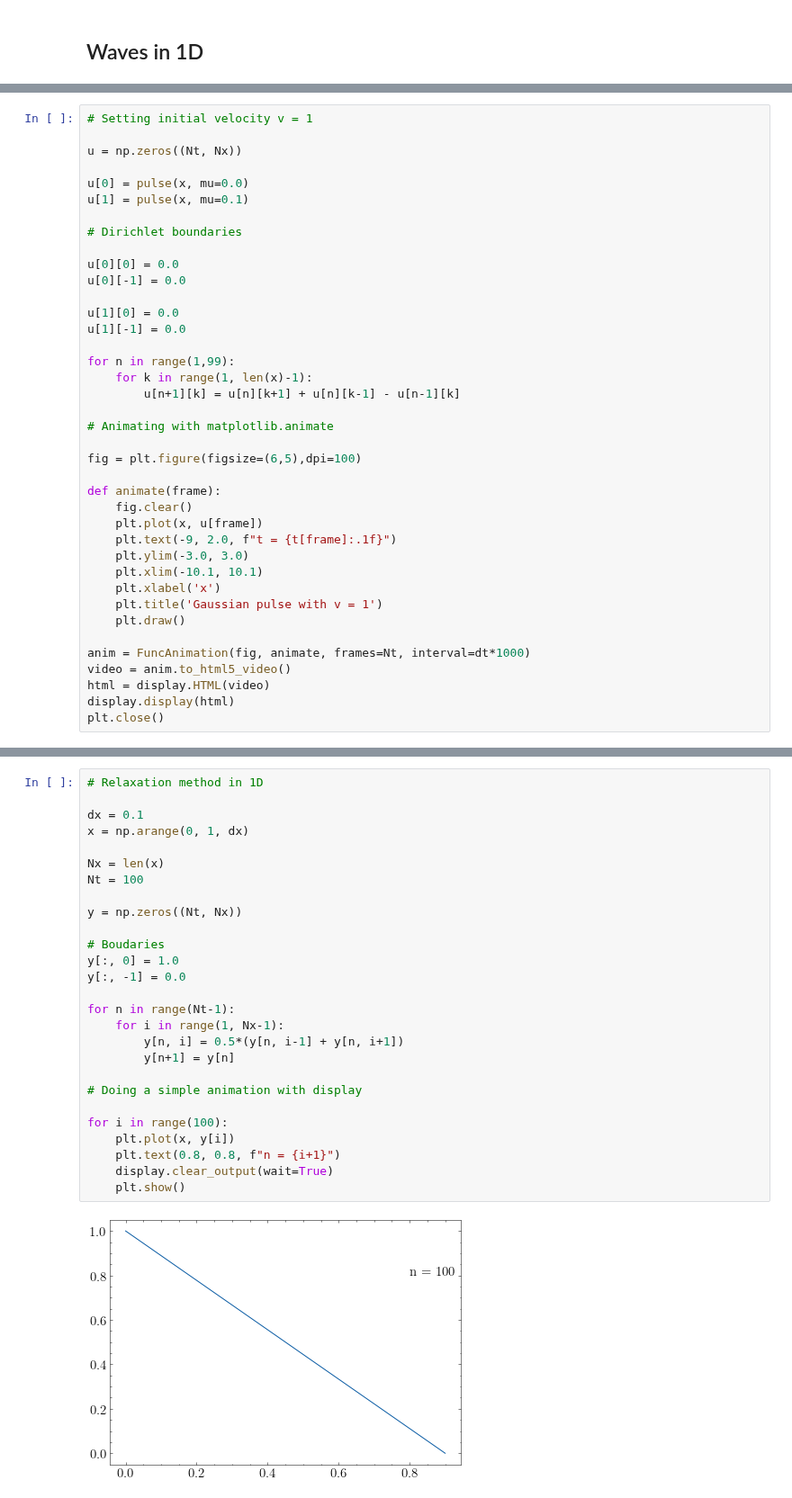
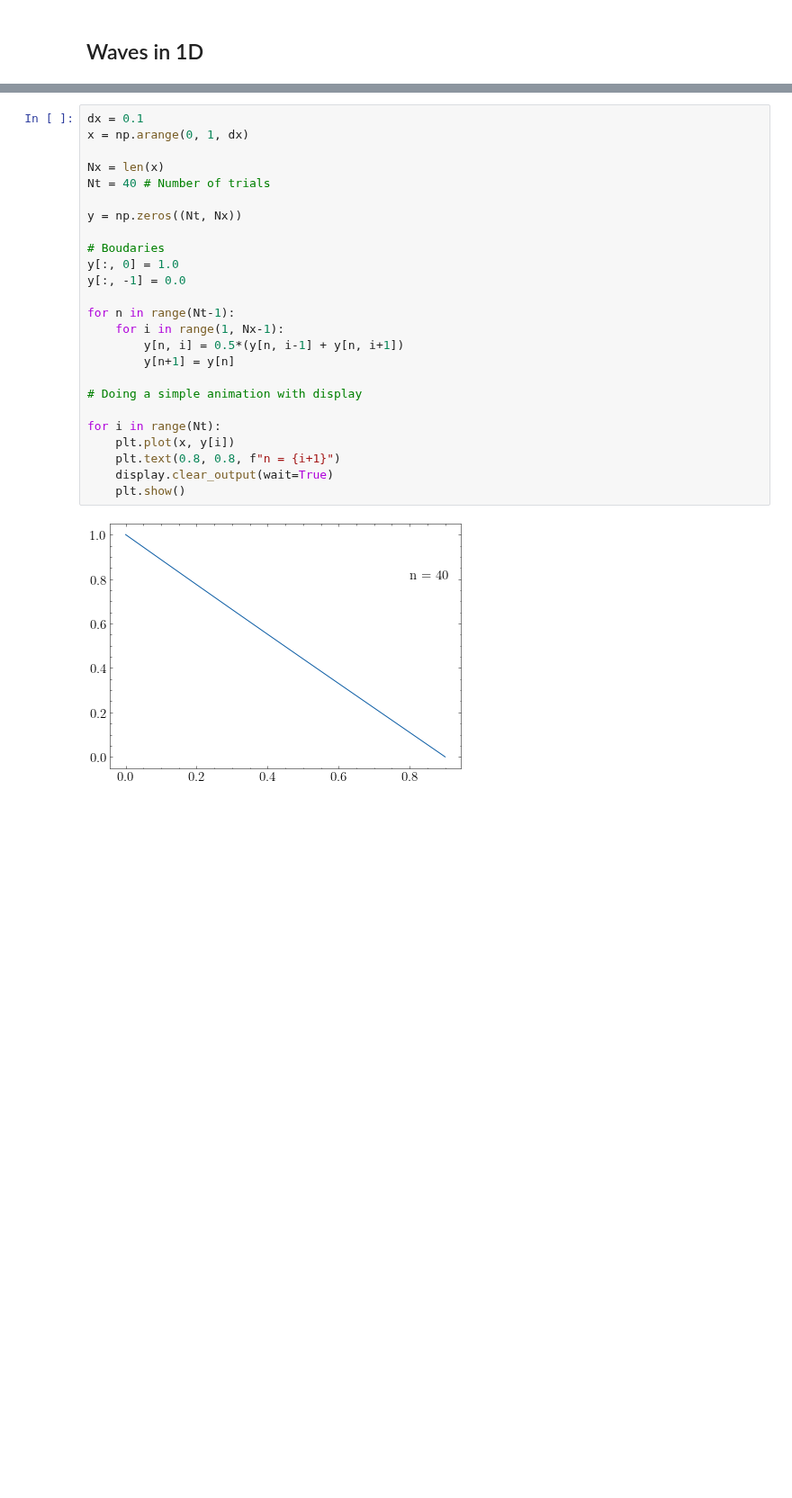
Before and after one commit to franklinzppa/fisica-computacional, a Jupyter notebook: Week 7 - Waves.ipynb, the cells around one changed output, grey strips where cells are left out. Shown at 90% size. Drawn from its saved outputs; the diff is of its cells as text; blank space fills up the shorter version.

```diff
--- a/Week 7 - Waves.ipynb
+++ b/Week 7 - Waves.ipynb
@@ -98,42 +158,3 @@ display.display(html)
 plt.close()
 # %% [output]
 [interactive output not drawn]
-# %%
-# Setting initial velocity v = 1
-
-u = np.zeros((Nt, Nx))
-
-u[0] = pulse(x, mu=0.0)
-u[1] = pulse(x, mu=0.1)
-
-# Dirichlet boundaries
-
-u[0][0] = 0.0
-u[0][-1] = 0.0
-
-u[1][0] = 0.0
-u[1][-1] = 0.0
-
-for n in range(1,99):
-    for k in range(1, len(x)-1):
-        u[n+1][k] = u[n][k+1] + u[n][k-1] - u[n-1][k]
-
-# Animating with matplotlib.animate
-
-fig = plt.figure(figsize=(6,5),dpi=100)
-
-def animate(frame):
-    fig.clear()
-    plt.plot(x, u[frame])
-    plt.text(-9, 2.0, f"t = {t[frame]:.1f}")
-    plt.ylim(-3.0, 3.0)
-    plt.xlim(-10.1, 10.1)
-    plt.xlabel('x')
-    plt.title('Gaussian pulse with v = 1')
-    plt.draw()
-
-anim = FuncAnimation(fig, animate, frames=Nt, interval=dt*1000)
-video = anim.to_html5_video()
-html = display.HTML(video)
-display.display(html)
-plt.close()
@@ -142,29 +163,27 @@ plt.close()
 # %%
-# Relaxation method in 1D
-
 dx = 0.1
 x = np.arange(0, 1, dx)
 
 Nx = len(x)
-Nt = 100
+Nt = 40 # Number of trials
 
 y = np.zeros((Nt, Nx))
 
 # Boudaries
 y[:, 0] = 1.0
 y[:, -1] = 0.0
 
 for n in range(Nt-1):
     for i in range(1, Nx-1):
         y[n, i] = 0.5*(y[n, i-1] + y[n, i+1])
         y[n+1] = y[n]
 
 # Doing a simple animation with display
 
-for i in range(100):
+for i in range(Nt):
     plt.plot(x, y[i])
     plt.text(0.8, 0.8, f"n = {i+1}")
     display.clear_output(wait=True)
     plt.show()
 # %% [output]
-[figure, old version]
+[figure, new version]
```
Also changed, not shown: parts of 24 cells of this notebook.
